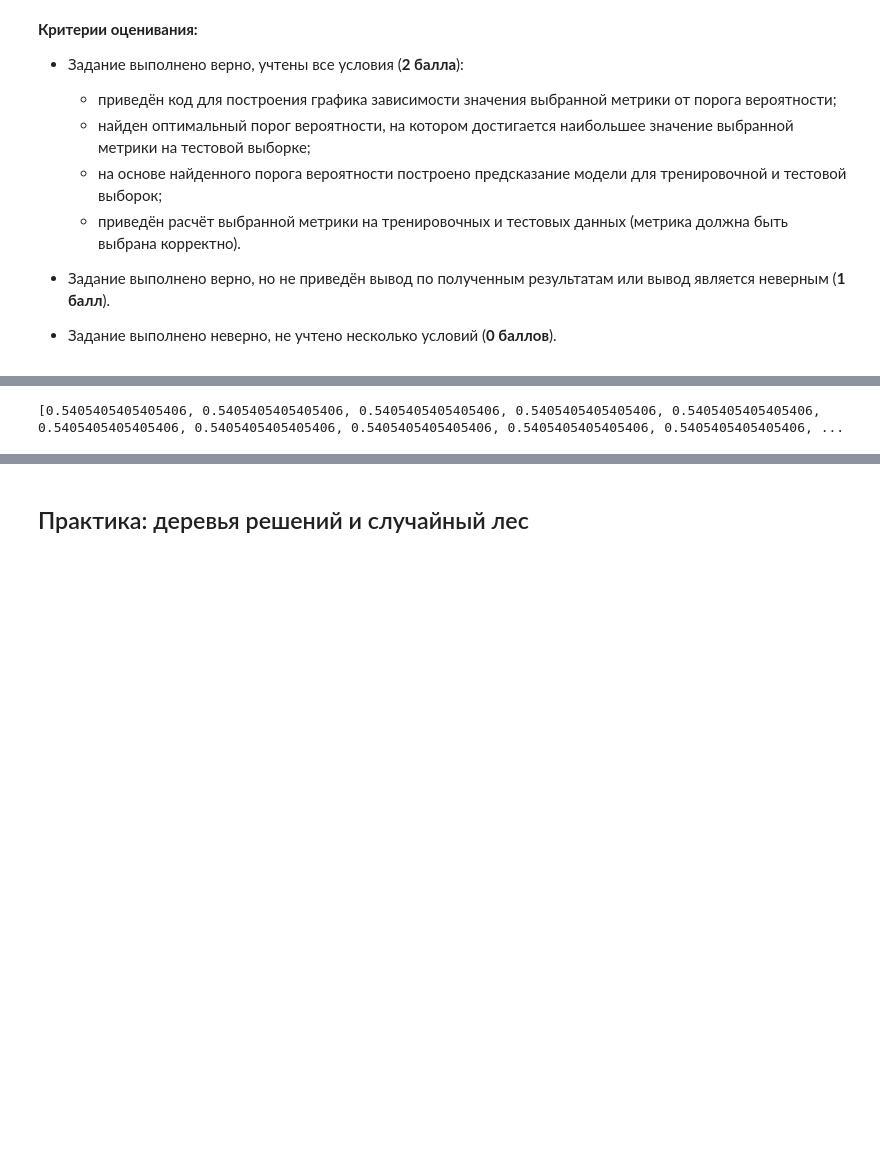
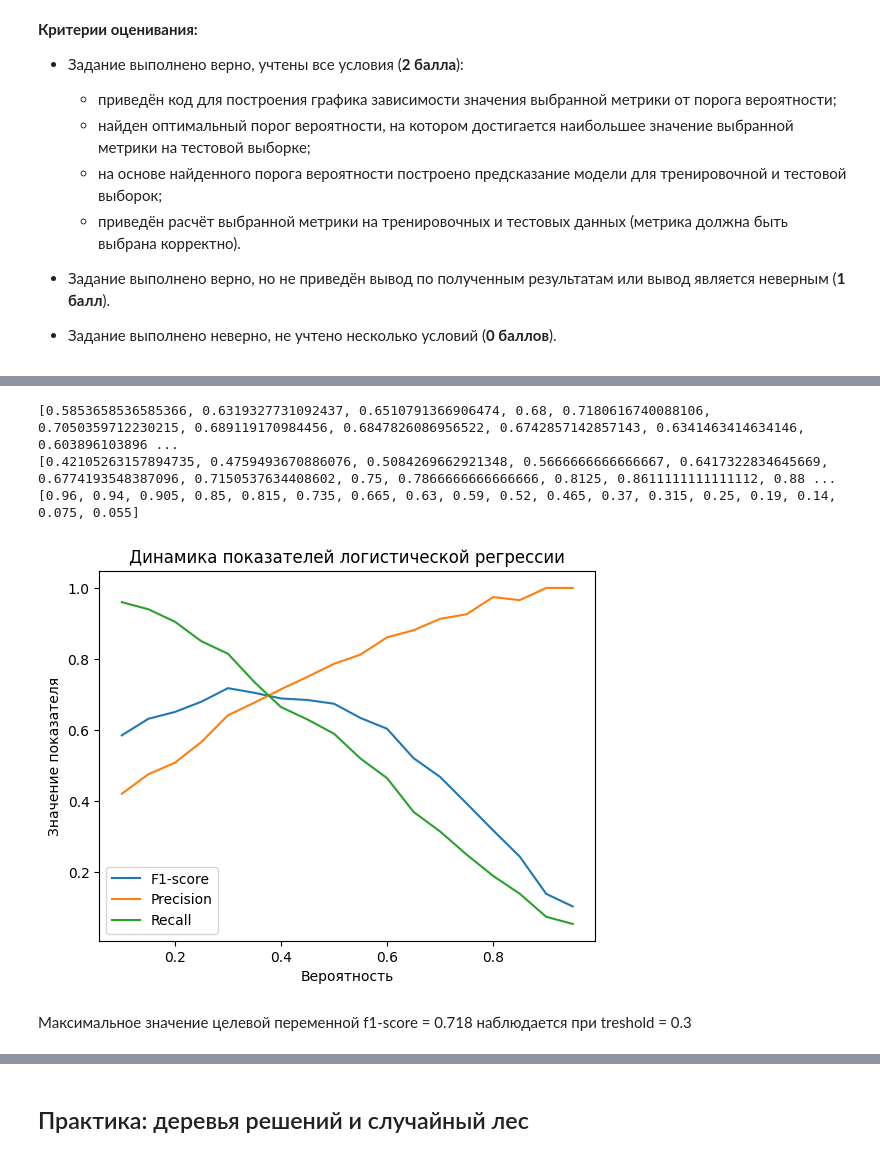
Before and after one commit to AlexKosuhin/SF_data_science, a Jupyter notebook: ML/ML-3._Практика._Ноутбук-шаблон.ipynb, the cells around one changed output, grey strips where cells are left out. Saved outputs shown, nothing was run; the diff lists cells and outputs as text; code cells hidden in the pictures; blank space fills up the shorter version.

```diff
--- a/ML/ML-3._Практика._Ноутбук-шаблон.ipynb
+++ b/ML/ML-3._Практика._Ноутбук-шаблон.ipynb
@@ -625,7 +656,7 @@ X_train_poly = poly.transform(X_train)
 X_test_poly = poly.transform(X_test)
 
 # Обучаем новую модель
-log_reg_poly = linear_model.LogisticRegression(random_state=42)
+log_reg_poly = linear_model.LogisticRegression(random_state=42, max_iter=2000)
 log_reg_poly.fit(X_train_poly, y_train)
 
 y_train_poly_predict = log_reg_poly.predict(X_train_poly)
@@ -705,3 +804,22 @@ for threshold in thresholds:
 
 - Задание выполнено верно, но не приведён вывод по полученным результатам или вывод является неверным (**1 балл**).
 - Задание выполнено неверно, не учтено несколько условий (**0 баллов**).
+# %%
+# Лучшая модель на полиномиальных признаках
+log_reg_good = linear_model.LogisticRegression(random_state=42, solver='liblinear', C=0.1, penalty='l1', max_iter=5000)
+log_reg_good.fit(X_train_poly, y_train)
+y_train_predict = log_reg_good.predict(X_train_poly)
+y_test_predict = log_reg_good.predict(X_test_poly)
+
+#Модель log_reg_good:
+print('Результаты модели на тренировочной выборке:')
+print('Accuracy : {:.2f}'.format(metrics.accuracy_score(y_train, y_train_predict)))
+print('Precision: {:.2f}'.format(metrics.precision_score(y_train, y_train_predict)))
+print('Recall: {:.2f}'.format(metrics.recall_score(y_train, y_train_predict)))
+print('F1 score: {:.2f}'.format(metrics.f1_score(y_train, y_train_predict)))
+
+print('\nРезультаты модели на тестовой выборке:')
+print('Accuracy : {:.2f}'.format(metrics.accuracy_score(y_test, y_test_predict)))
+print('Precision: {:.2f}'.format(metrics.precision_score(y_test, y_test_predict)))
+print('Recall: {:.2f}'.format(metrics.recall_score(y_test, y_test_predict)))
+print('F1 score: {:.2f}'.format(metrics.f1_score(y_test, y_test_predict)))
@@ -708,8 +838,11 @@ for threshold in thresholds:
 # %%
 # Делаем предсказание вероятности оттока для каждого клиента из тестовой выборки
-y_test_proba_pred = pd.Series(log_reg.predict_proba(X_test)[:, 1])
+y_test_proba_pred = pd.Series(log_reg_good.predict_proba(X_test_poly)[:, 1])
 # Инициализируем список, куда будем сохранять метрики.
 scores = []
+# Дополнительные списки
+precisions = []
+recalls = []
 # Задаём значения порогов вероятности
 thresholds = np.arange(0.1, 1, 0.05)
 # В цикле перебираем значения порогов вероятности
@@ -717,9 +850,29 @@ for threshold in thresholds:
     # Делаем предсказание
     y_test_pred_poly = y_test_proba_pred.apply(lambda x: 1 if x > threshold else 0)
     # Рассчитываем метрику
-    score = metrics.f1_score(y_test, y_test_predict)
+    score = metrics.f1_score(y_test, y_test_pred_poly)
+    # Дополнительные метрики
+    precision = metrics.precision_score(y_test, y_test_pred_poly)
+    recall = metrics.recall_score(y_test, y_test_pred_poly)
     # Добавляем результат в список
     scores.append(score)
+    precisions.append(precision)
+    recalls.append(recall)
 print(scores)
+print(precisions)
+print(recalls)
 # %% [output]
-[0.5405405405405406, 0.5405405405405406, 0.5405405405405406, 0.5405405405405406, 0.5405405405405406, 0.5405405405405406, 0.5405405405405406, 0.5405405405405406, 0.5405405405405406, 0.5405405405405406, ...
+[0.5853658536585366, 0.6319327731092437, 0.6510791366906474, 0.68, 0.7180616740088106, 0.7050359712230215, 0.689119170984456, 0.6847826086956522, 0.6742857142857143, 0.6341463414634146, 0.603896103896 ...
+[0.42105263157894735, 0.4759493670886076, 0.5084269662921348, 0.5666666666666667, 0.6417322834645669, 0.6774193548387096, 0.7150537634408602, 0.75, 0.7866666666666666, 0.8125, 0.8611111111111112, 0.88 ...
+[0.96, 0.94, 0.905, 0.85, 0.815, 0.735, 0.665, 0.63, 0.59, 0.52, 0.465, 0.37, 0.315, 0.25, 0.19, 0.14, 0.075, 0.055]
+# %%
+plt.title('Динамика показателей логистической регрессии')
+sns.lineplot(x=np.arange(0.1, 1, 0.05), y=scores, label='F1-score')
+sns.lineplot(x=np.arange(0.1, 1, 0.05), y=precisions, label='Precision')
+sns.lineplot(x=np.arange(0.1, 1, 0.05), y=recalls, label='Recall')
+plt.ylabel('Значение показателя')
+plt.xlabel('Вероятность');
+# %% [output]
+[figure, added]
+# %% [markdown]
+Максимальное значение целевой переменной f1-score = 0.718 наблюдается при treshold = 0.3
```
Also changed, not shown: parts of 31 cells of this notebook.
